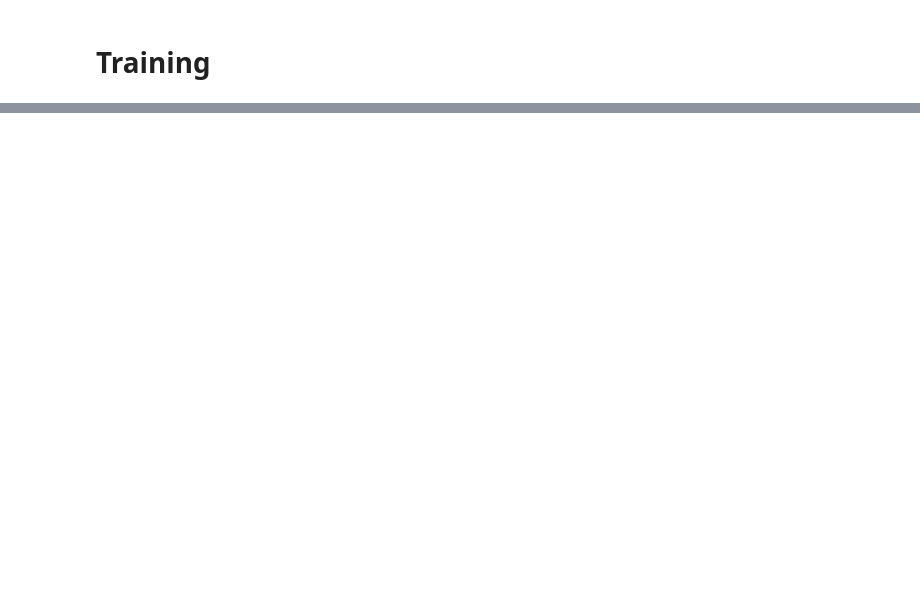
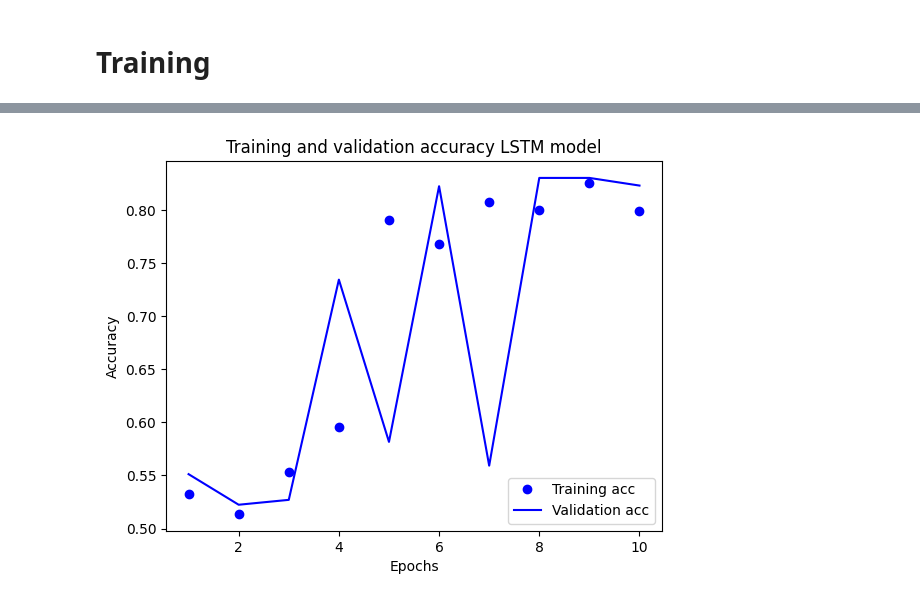
Before and after one commit to JoseMenta/sentiment_analysis, a Jupyter notebook: sample.ipynb, the cells around one changed output, grey strips where cells are left out. Saved outputs shown, nothing was run; the diff lists cells and outputs as text; code cells hidden in the pictures; blank space fills up the shorter version.

```diff
--- a/sample.ipynb
+++ b/sample.ipynb
@@ -337,0 +418,11 @@ plt.show()
+# %%
+plt.plot(epochs, acc_LSTM_model, 'bo', label='Training acc')
+plt.plot(epochs, val_acc_LSTM_model, 'b', label='Validation acc')
+plt.title('Training and validation accuracy LSTM model')
+plt.xlabel('Epochs')
+plt.ylabel('Accuracy')
+plt.legend(loc='lower right')
+
+plt.show()
+# %% [output]
+[figure, added]
```
Also changed, not shown: parts of 34 cells of this notebook.
